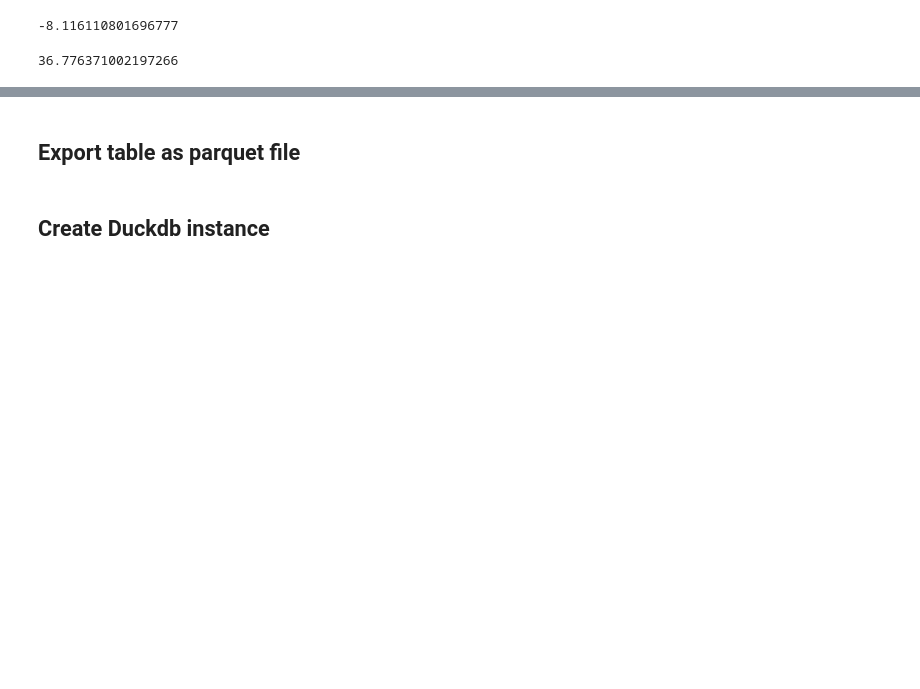
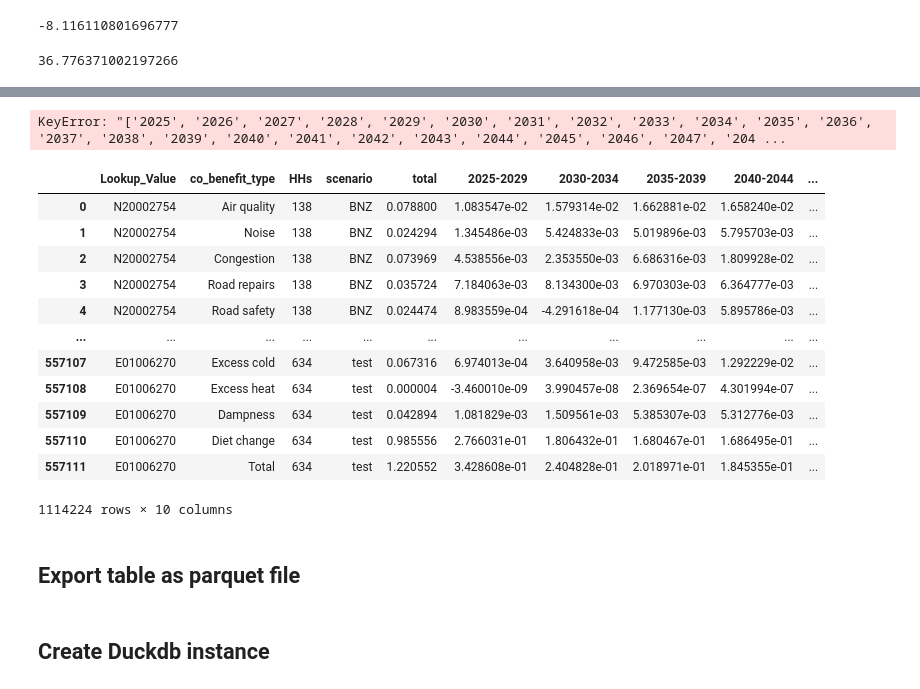
Before and after one commit to gwennan/CoBenefits, a Jupyter notebook: dataProcess.ipynb, the cells around one changed output, grey strips where cells are left out. Saved outputs shown, nothing was run; the diff lists cells and outputs as text; code cells hidden in the pictures; blank space fills up the shorter version.

Commit message:
time aggregation in notebook

```diff
--- a/dataProcess.ipynb
+++ b/dataProcess.ipynb
@@ -75,0 +78,6 @@ dtype: object
+# %%
+# Number of years merging
+time_step = 5
+# %%
+years = list(range( 2025, 2051 ))
+#years
@@ -75,0 +100,6 @@ dtype: object
+# %%
+for i in range(0, len(years) - ( time_step - 1), time_step):
+    window_years = [str(year) for year in years[i:i+5]]
+    print(window_years)
+    window_sum = df[window_years].sum(axis=1)
+    df[f'{window_years[0]}-{window_years[-1]}'] = window_sum
@@ -76,3 +128,24 @@ dtype: object
+# %%
+# Delete single values columns for space
+df = df.drop(columns=[str(year) for year in years])
+# %% [output]
+KeyError: "['2025', '2026', '2027', '2028', '2029', '2030', '2031', '2032', '2033', '2034', '2035', '2036', '2037', '2038', '2039', '2040', '2041', '2042', '2043', '2044', '2045', '2046', '2047', '204 ...
+# %%
+df
+# %% [output]
+|  | Lookup_Value | co_benefit_type | HHs | scenario | total | 2025-2029 | 2030-2034 | 2035-2039 | 2040-2044 | ... |
+| 0 | N20002754 | Air quality | 138 | BNZ | 0.078800 | 1.083547e-02 | 1.579314e-02 | 1.662881e-02 | 1.658240e-02 | ... |
+| 1 | N20002754 | Noise | 138 | BNZ | 0.024294 | 1.345486e-03 | 5.424833e-03 | 5.019896e-03 | 5.795703e-03 | ... |
+| 2 | N20002754 | Congestion | 138 | BNZ | 0.073969 | 4.538556e-03 | 2.353550e-03 | 6.686316e-03 | 1.809928e-02 | ... |
+| 3 | N20002754 | Road repairs | 138 | BNZ | 0.035724 | 7.184063e-03 | 8.134300e-03 | 6.970303e-03 | 6.364777e-03 | ... |
+| 4 | N20002754 | Road safety | 138 | BNZ | 0.024474 | 8.983559e-04 | -4.291618e-04 | 1.177130e-03 | 5.895786e-03 | ... |
+| ... | ... | ... | ... | ... | ... | ... | ... | ... | ... | ... |
+| 557107 | E01006270 | Excess cold | 634 | test | 0.067316 | 6.974013e-04 | 3.640958e-03 | 9.472585e-03 | 1.292229e-02 | ... |
+| 557108 | E01006270 | Excess heat | 634 | test | 0.000004 | -3.460010e-09 | 3.990457e-08 | 2.369654e-07 | 4.301994e-07 | ... |
+| 557109 | E01006270 | Dampness | 634 | test | 0.042894 | 1.081829e-03 | 1.509561e-03 | 5.385307e-03 | 5.312776e-03 | ... |
+| 557110 | E01006270 | Diet change | 634 | test | 0.985556 | 2.766031e-01 | 1.806432e-01 | 1.680467e-01 | 1.686495e-01 | ... |
+| 557111 | E01006270 | Total | 634 | test | 1.220552 | 3.428608e-01 | 2.404828e-01 | 2.018971e-01 | 1.845355e-01 | ... |
+1114224 rows × 10 columns
 # %% [markdown]
 ## Export table as parquet file
 # %%
```
Also changed, not shown: parts of 7 cells of this notebook, 2 other files.
